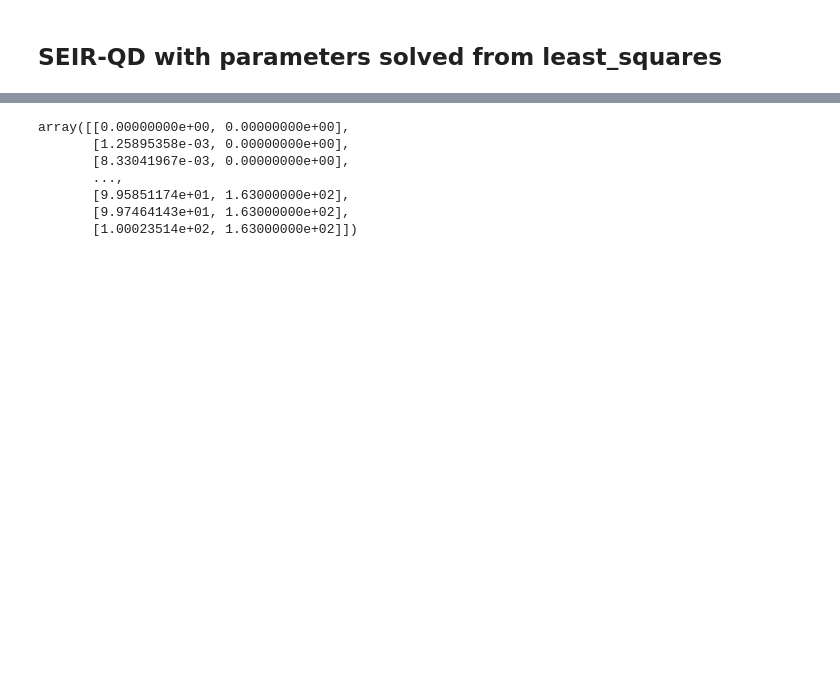
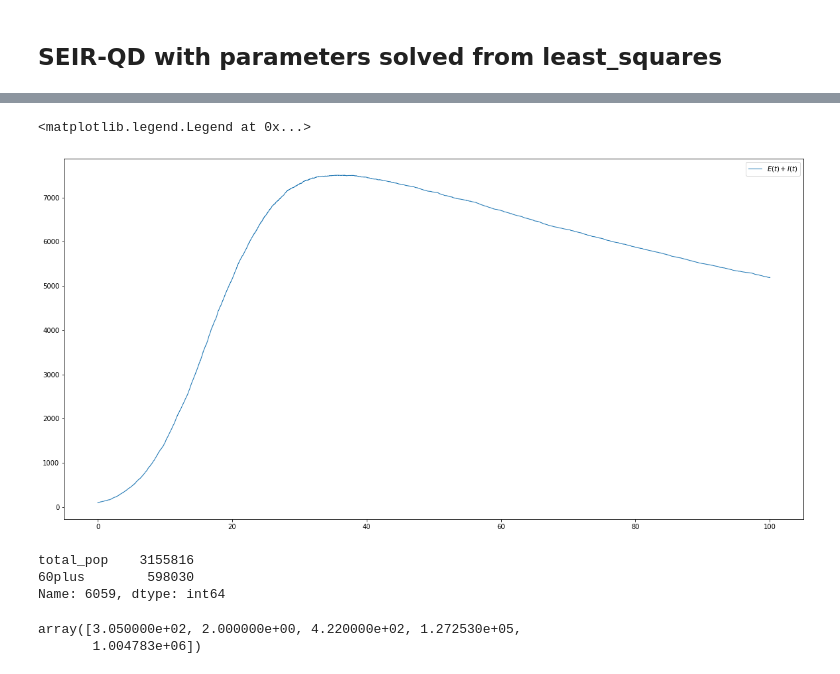
Before and after one commit to danielnee2/SKTW, a Jupyter notebook: TC/Gillespie algorithm.ipynb, the cells around one changed output, grey strips where cells are left out. Cells and saved outputs as stored; diff of their text form; code cells hidden in the pictures; blank space fills up the shorter version.

```diff
--- a/TC/Gillespie algorithm.ipynb
+++ b/TC/Gillespie algorithm.ipynb
@@ -163,10 +149,8 @@ plt.legend([r"$S(t)$",r"$E(t)$",r"$I(t)$",r"$R(t)$",r"$Q(t)$",r"$D(t)$",r"$S_A(t
-# %%
-np.array(result)[:,[0,6]]
-# %% [output]
-array([[0.00000000e+00, 0.00000000e+00],
-       [1.25895358e-03, 0.00000000e+00],
-       [8.33041967e-03, 0.00000000e+00],
-       ...,
-       [9.95851174e+01, 1.63000000e+02],
-       [9.97464143e+01, 1.63000000e+02],
-       [1.00023514e+02, 1.63000000e+02]])
+# %%
+data = np.array(result)
+plt.figure(figsize=(20,10))
+plt.plot(data[:,0],data[:,2]+data[:,3], lw=1)
+plt.legend([r"$E(t)+I(t)$"])
+# %% [output]
+<matplotlib.legend.Legend at 0x...>
+[figure, added]
@@ -172,0 +166,11 @@ array([[0.00000000e+00, 0.00000000e+00],
+# %%
+df_pop.loc[6059]
+# %% [output]
+total_pop    3155816
+60plus        598030
+Name: 6059, dtype: int64
+# %%
+np.floor(np.array(initials)*3155816)
+# %% [output]
+array([3.050000e+02, 2.000000e+00, 4.220000e+02, 1.272530e+05,
+       1.004783e+06])
```
Also changed, not shown: parts of 11 cells of this notebook, 2 other files.
